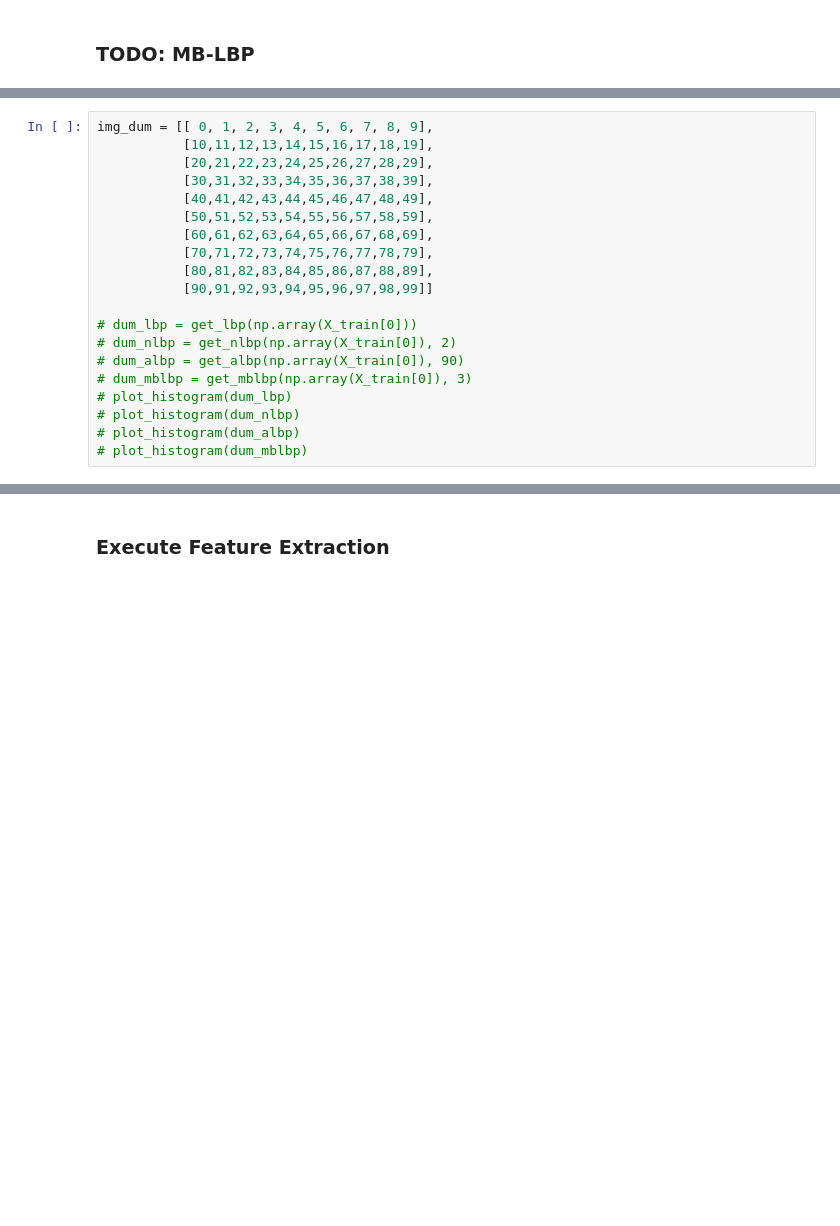
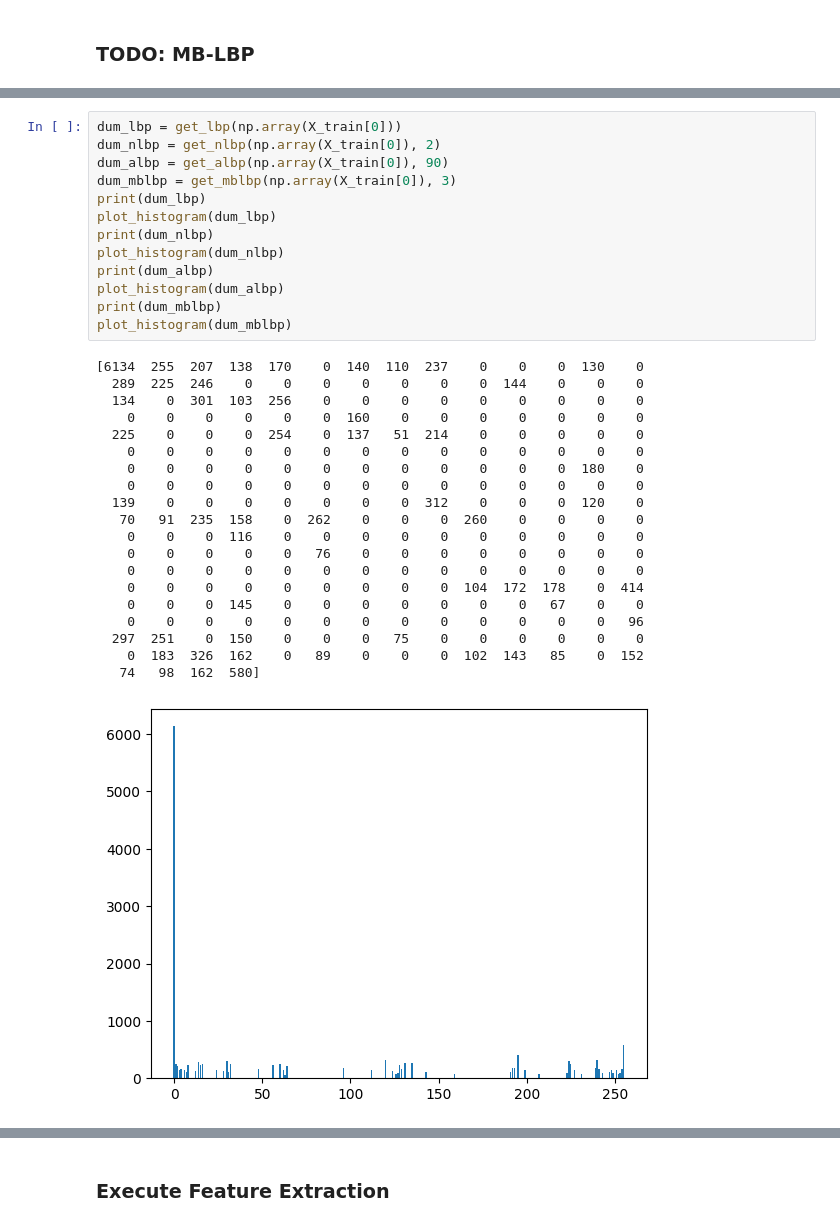
Before and after one commit to zenxiety/thesis, a Jupyter notebook: no-merge.ipynb, the cells around one changed output, grey strips where cells are left out. Saved outputs shown, nothing was run; the diff lists cells and outputs as text; blank space fills up the shorter version.

```diff
--- a/no-merge.ipynb
+++ b/no-merge.ipynb
@@ -378,20 +377,34 @@ for x, i in enumerate(get_albp(np.array(X_train[0]),90)):
 # %%
-img_dum = [[ 0, 1, 2, 3, 4, 5, 6, 7, 8, 9],
-           [10,11,12,13,14,15,16,17,18,19],
-           [20,21,22,23,24,25,26,27,28,29],
-           [30,31,32,33,34,35,36,37,38,39],
-           [40,41,42,43,44,45,46,47,48,49],
-           [50,51,52,53,54,55,56,57,58,59],
-           [60,61,62,63,64,65,66,67,68,69],
-           [70,71,72,73,74,75,76,77,78,79],
-           [80,81,82,83,84,85,86,87,88,89],
-           [90,91,92,93,94,95,96,97,98,99]]
-
-# dum_lbp = get_lbp(np.array(X_train[0]))
-# dum_nlbp = get_nlbp(np.array(X_train[0]), 2)
-# dum_albp = get_albp(np.array(X_train[0]), 90)
-# dum_mblbp = get_mblbp(np.array(X_train[0]), 3)
-# plot_histogram(dum_lbp)
-# plot_histogram(dum_nlbp)
-# plot_histogram(dum_albp)
-# plot_histogram(dum_mblbp)
+dum_lbp = get_lbp(np.array(X_train[0]))
+dum_nlbp = get_nlbp(np.array(X_train[0]), 2)
+dum_albp = get_albp(np.array(X_train[0]), 90)
+dum_mblbp = get_mblbp(np.array(X_train[0]), 3)
+print(dum_lbp)
+plot_histogram(dum_lbp)
+print(dum_nlbp)
+plot_histogram(dum_nlbp)
+print(dum_albp)
+plot_histogram(dum_albp)
+print(dum_mblbp)
+plot_histogram(dum_mblbp)
+# %% [output]
+[6134  255  207  138  170    0  140  110  237    0    0    0  130    0
+  289  225  246    0    0    0    0    0    0    0  144    0    0    0
+  134    0  301  103  256    0    0    0    0    0    0    0    0    0
+    0    0    0    0    0    0  160    0    0    0    0    0    0    0
+  225    0    0    0  254    0  137   51  214    0    0    0    0    0
+    0    0    0    0    0    0    0    0    0    0    0    0    0    0
+    0    0    0    0    0    0    0    0    0    0    0    0  180    0
+    0    0    0    0    0    0    0    0    0    0    0    0    0    0
+  139    0    0    0    0    0    0    0  312    0    0    0  120    0
+   70   91  235  158    0  262    0    0    0  260    0    0    0    0
+    0    0    0  116    0    0    0    0    0    0    0    0    0    0
+    0    0    0    0    0   76    0    0    0    0    0    0    0    0
+    0    0    0    0    0    0    0    0    0    0    0    0    0    0
+    0    0    0    0    0    0    0    0    0  104  172  178    0  414
+    0    0    0  145    0    0    0    0    0    0    0   67    0    0
+    0    0    0    0    0    0    0    0    0    0    0    0    0   96
+  297  251    0  150    0    0    0   75    0    0    0    0    0    0
+    0  183  326  162    0   89    0    0    0  102  143   85    0  152
+   74   98  162  580]
+[figure, added]
```
Also changed, not shown: parts of 13 cells of this notebook.
